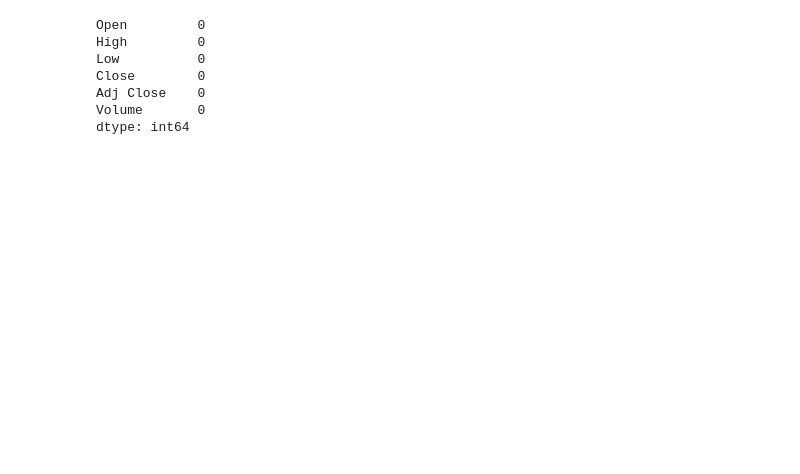
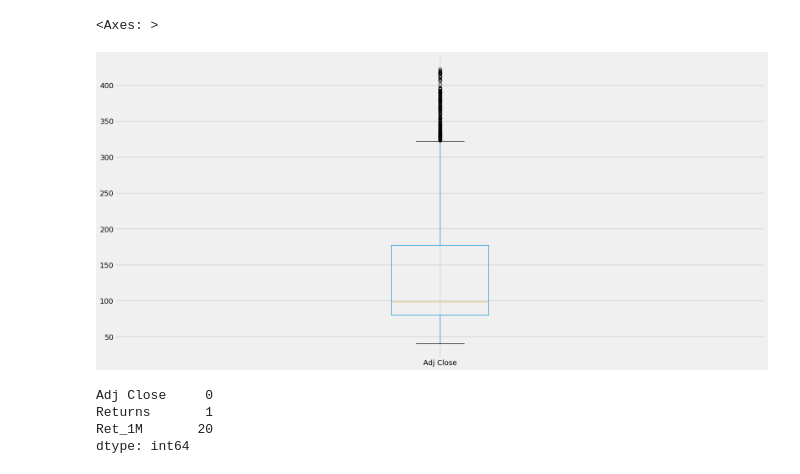
Before and after one commit to robonesky/oreilly, a Jupyter notebook: RM Lab Notes 11 202301 cohort.ipynb, the cells around one changed output. Saved outputs shown, nothing was run; the diff lists cells and outputs as text; code cells hidden in the pictures; blank space fills up the shorter version.

```diff
--- a/RM Lab Notes 11 202301 cohort.ipynb
+++ b/RM Lab Notes 11 202301 cohort.ipynb
@@ -43,18 +79,12 @@ df.describe()
-# %%
-df.isnull().sum()
-# %% [output]
-Open         0
-High         0
-Low          0
-Close        0
-Adj Close    0
-Volume       0
-dtype: int64
-# %%
-df['O-C'] = df['Open'] - df['Close']
-df['H-L'] = df['High'] - df['Low']
-
-# This returns an ndarray
-X = df[
-    ['O-C', 'H-L']
-].values
+# %%
+pd.DataFrame(df['Adj Close']).boxplot()
+# %% [output]
+<Axes: >
+[figure, added]
+# %%
+df.isnull().sum() # we have some nulls, as you'd expect
+# %% [output]
+Adj Close     0
+Returns       1
+Ret_1M       20
+dtype: int64
```
Also changed, not shown: parts of 24 cells of this notebook.
